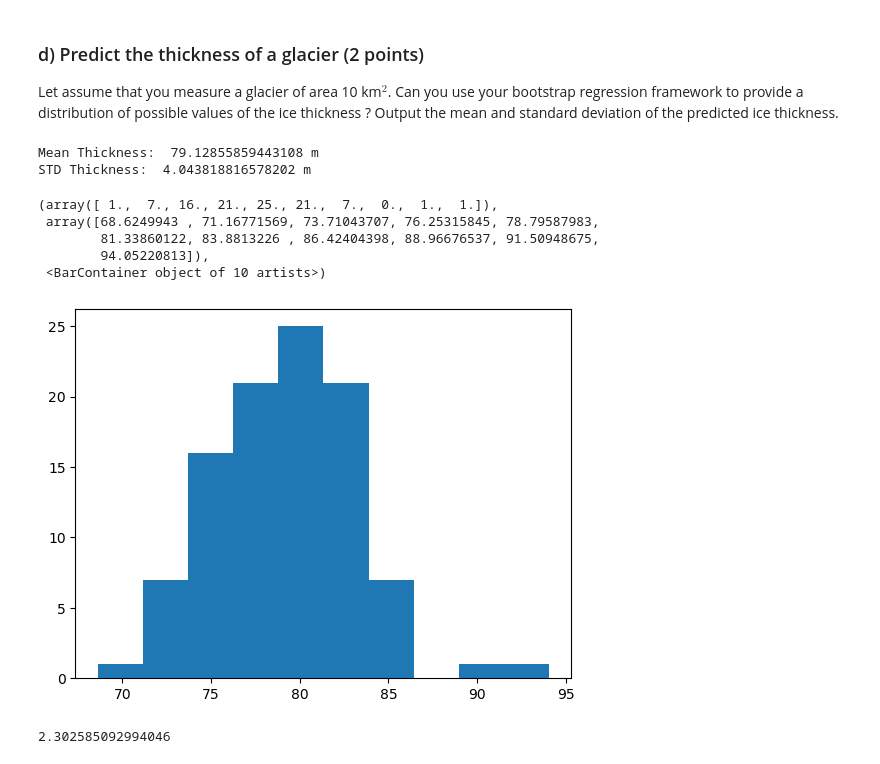
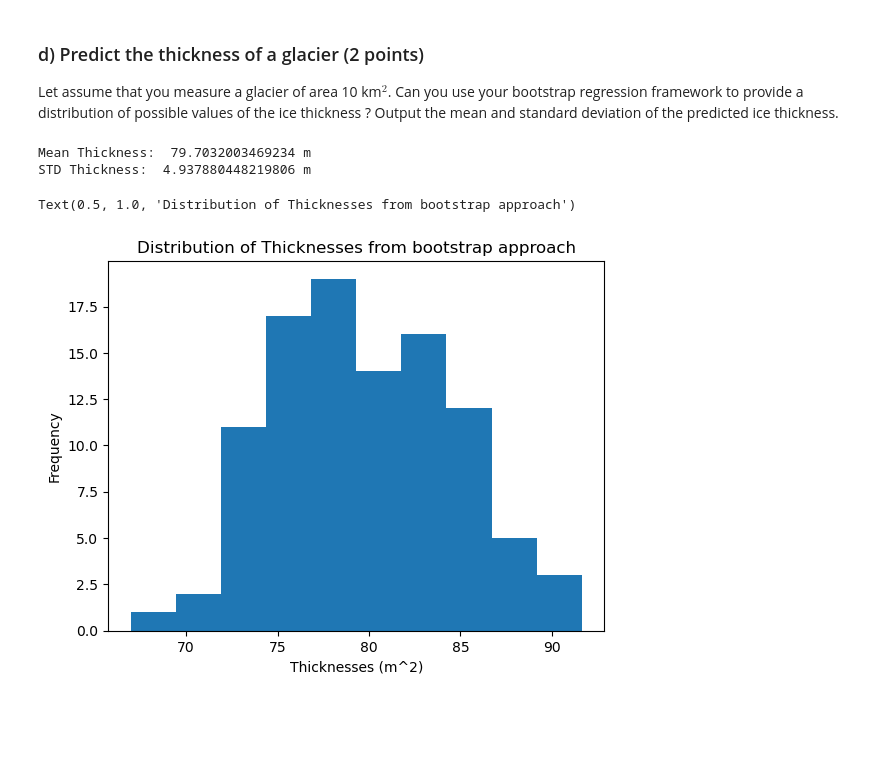
Before and after one commit to UW-ESS-DS/MLGEO2022_aodhan, a Jupyter notebook: homework_3.ipynb, the cells around one changed output. Cells and saved outputs as stored; diff of their text form; code cells hidden in the pictures; blank space fills up the shorter version.

Commit message:
Added lables on final bootstrap plot and ran from fresh kernel.

```diff
--- a/homework_3.ipynb
+++ b/homework_3.ipynb
@@ -343,18 +345,13 @@ for iik in range(k):
 # %%
 print('Mean Thickness: ', np.nanmean(thicknesses_from_bootstrap), 'm')
 print('STD Thickness: ', np.nanstd(thicknesses_from_bootstrap), 'm')
 
 plt.hist(thicknesses_from_bootstrap)
+plt.ylabel('Frequency')
+plt.xlabel('Thicknesses (m^2)')
+plt.title('Distribution of Thicknesses from bootstrap approach')
 # %% [output]
-Mean Thickness:  79.12855859443108 m
-STD Thickness:  4.043818816578202 m
+Mean Thickness:  79.7032003469234 m
+STD Thickness:  4.937880448219806 m
-(array([ 1.,  7., 16., 21., 25., 21.,  7.,  0.,  1.,  1.]),
- array([68.6249943 , 71.16771569, 73.71043707, 76.25315845, 78.79587983,
-        81.33860122, 83.8813226 , 86.42404398, 88.96676537, 91.50948675,
-        94.05220813]),
- <BarContainer object of 10 artists>)
+Text(0.5, 1.0, 'Distribution of Thicknesses from bootstrap approach')
-[figure, old version]
+[figure, new version]
-# %%
-np.log(10)
-# %% [output]
-2.302585092994046
```
Also changed, not shown: parts of 1 cell of this notebook.
